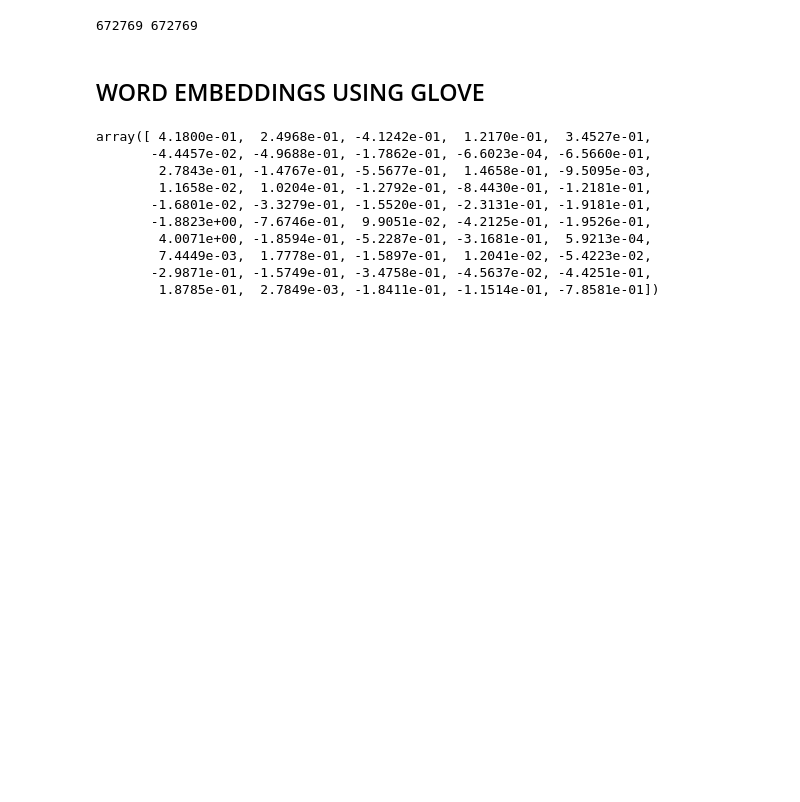
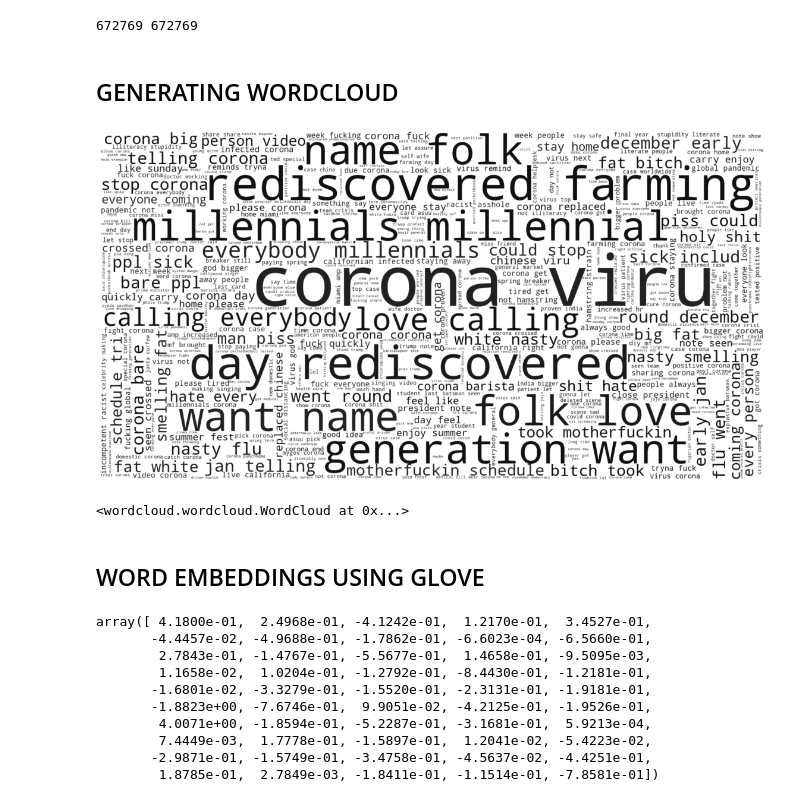
Before and after one commit to kritika2611/TWITTER-SENTIMENT-ANALYSIS-OF-COVID-19, a Jupyter notebook: SENTIMENT ANALYSIS.ipynb, the cells around one changed output. Cells and saved outputs as stored; diff of their text form; code cells hidden in the pictures; blank space fills up the shorter version.

Commit message:
adding word cloud

```diff
--- a/SENTIMENT ANALYSIS.ipynb
+++ b/SENTIMENT ANALYSIS.ipynb
@@ -224,3 +226,5 @@ for e in Y_:
 print(len(X),len(Y))
 # %% [output]
 672769 672769
+# %% [markdown]
+## GENERATING WORDCLOUD
@@ -227,3 +233,20 @@ print(len(X),len(Y))
+# %%
+wc=' '.join(X)
+# %%
+from matplotlib.colors import LinearSegmentedColormap
+colors = ["#000000", "#111111", "#101010", "#121212", "#212121", "#222222"]
+cmap = LinearSegmentedColormap.from_list("mycmap", colors)
+wordcloud = WordCloud(min_font_size=10,width=1900,height=1000, max_words=800, background_color="white",colormap=cmap).generate(wc)
+plt.figure(figsize=(20,20))
+plt.imshow(wordcloud, interpolation="bilinear")
+plt.axis("off")
+plt.show()
+# %% [output]
+[figure, added]
+# %%
+wordcloud.to_file("word_cloud.png")
+# %% [output]
+<wordcloud.wordcloud.WordCloud at 0x...>
 # %% [markdown]
 ##  WORD EMBEDDINGS USING GLOVE
 # %%
```
Also changed, not shown: parts of 3 cells of this notebook, 1 other file.
